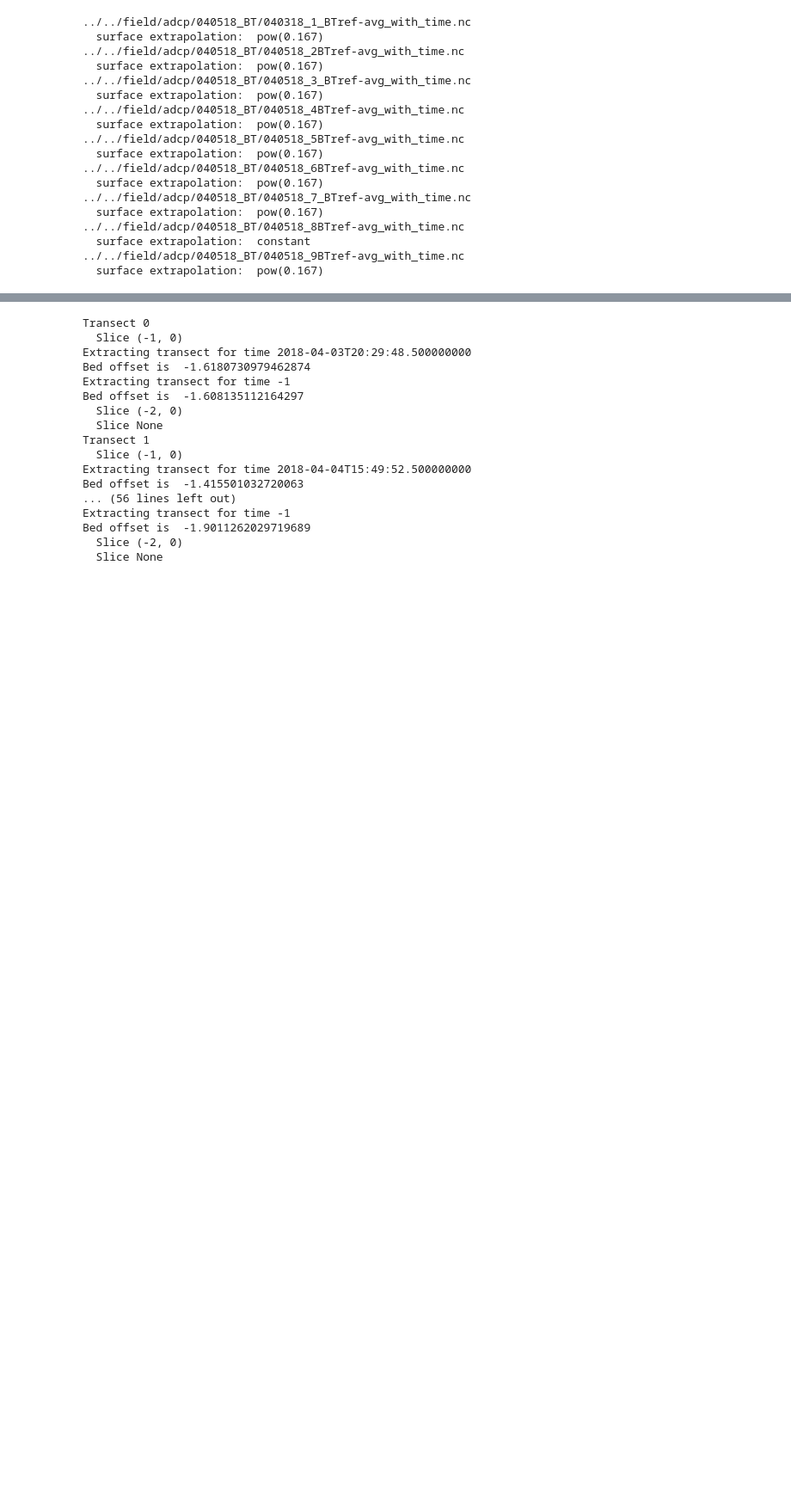
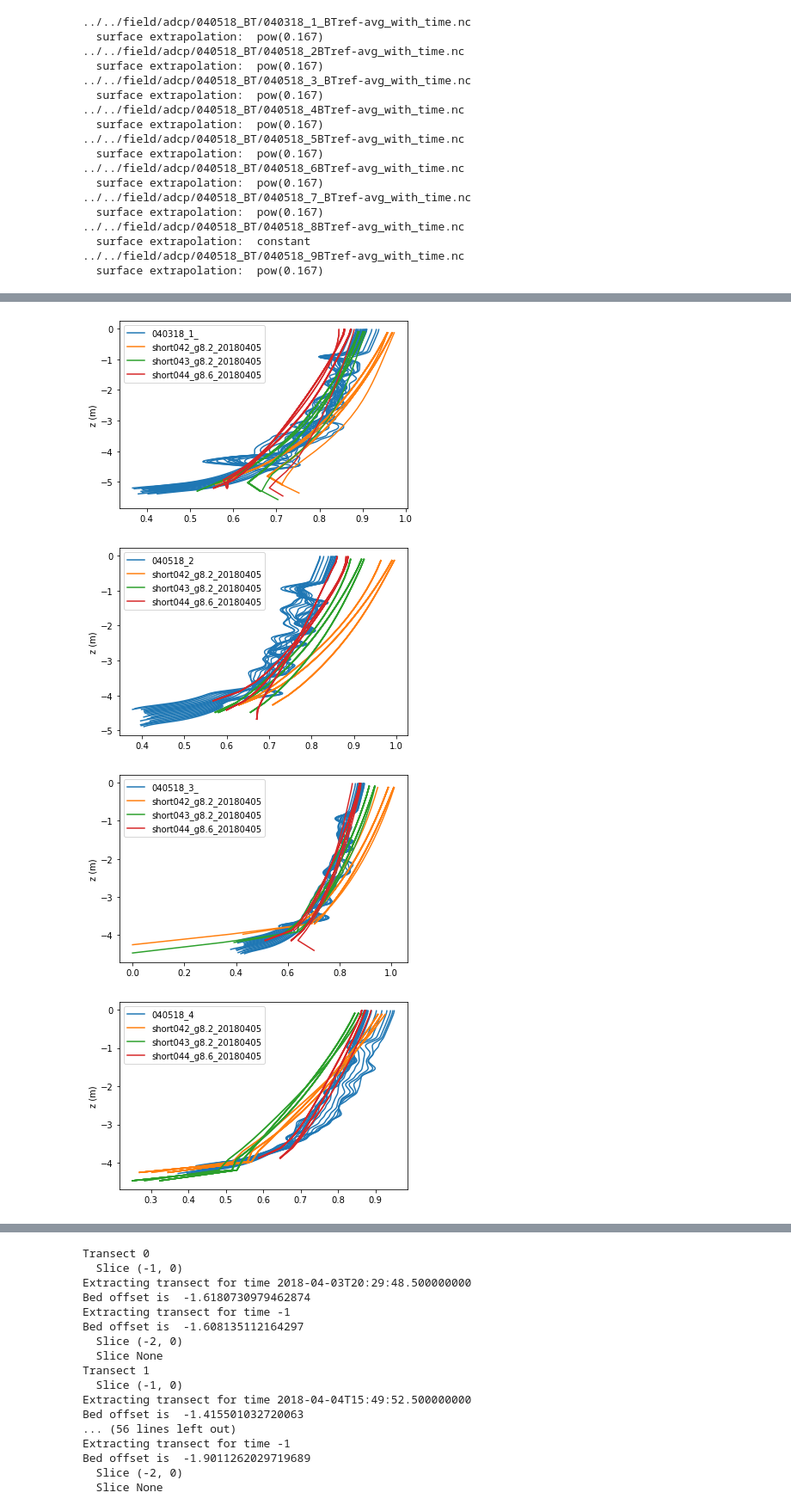
Before and after one commit to rustychris/hor_flow_and_salmon, a Jupyter notebook: model/suntans/calibration.ipynb, the cells around one changed output, grey strips where cells are left out. Shown at 86% size. Drawn from its saved outputs; the diff is of its cells as text; code cells hidden in the pictures; blank space fills up the shorter version.

```diff
--- a/model/suntans/calibration.ipynb
+++ b/model/suntans/calibration.ipynb
@@ -31,0 +44,3 @@ six.moves.reload_module(sun_driver)
+# %%
+for t in obs_trans:
+    print(t.time.values)
@@ -203,8 +210,11 @@ models=[
 #    sun_driver.SuntansModel.load("/home/rusty/src/hor_flow_and_salmon/model/suntans/runs/cfg007_20180330"),
 #    sun_driver.SuntansModel.load("/home/rusty/src/hor_flow_and_salmon/model/suntans/runs/short037_20180405"),
 #    sun_driver.SuntansModel.load("/home/rusty/src/hor_flow_and_salmon/model/suntans/runs/short039_20180402"),
-    sun_driver.SuntansModel.load("/home/rusty/src/hor_flow_and_salmon/model/suntans/runs/short039_20180402-nh"),
-    sun_driver.SuntansModel.load("/home/rusty/src/hor_flow_and_salmon/model/suntans/runs/short040_20180405"),
+#    sun_driver.SuntansModel.load("/home/rusty/src/hor_flow_and_salmon/model/suntans/runs/short039_20180402-nh"),
+#    sun_driver.SuntansModel.load("/home/rusty/src/hor_flow_and_salmon/model/suntans/runs/short040_20180405"),
+    sun_driver.SuntansModel.load("runs/short042_g8.2_20180405"),
+    sun_driver.SuntansModel.load("runs/short043_g8.2_20180405"),
+    sun_driver.SuntansModel.load("runs/short044_g8.6_20180405"),
 ]
 
 for m in models:
@@ -431,0 +453,60 @@ Bed offset is  -1.5793739956989248
+# %%
+class FigUProf(FigU):
+    """
+    Figure comparing vertical profiles of along-channel velocity
+    """
+    labels=None
+    u_cmap=turbo
+
+    def __init__(self,obs_tran,**kw):
+        self.obs_tran=obs_tran
+        utils.set_keywords(self,kw)
+        self.fig=self.fig_uprof()
+
+    def plot_uprof(self,tran,ax,sample_sel):
+        tranu=tran.sel(roz='downstream')
+
+        lines=[]
+        color=None
+        for s in sample_sel:
+            profile=tranu.isel(sample=s)
+            z=xr_transect.pos_up(profile,'z_ctr')
+            if color is None:
+                lines+= ax.plot(profile.Uroz, z )
+                color=lines[0].get_color()
+            else:
+                lines+= ax.plot(profile.Uroz, z, color=color)
+
+        return lines[0]
+
+    def fig_uprof(self):
+        obs_tran=smooth_adcp(self.obs_tran)
+        mod_trans=[extract_to_match_obs(obs_tran,model,preserve_angle=True)
+                   for model in models]
+        all_trans=[obs_tran]+mod_trans
+
+        n_samp=obs_tran.dims['sample']
+        sample_sel=np.arange( int(0.45*n_samp), int(0.55*n_samp) )
+
+        fig=plt.figure()
+        ax=fig.add_subplot(1,1,1)
+
+        # goofy logic to allow appending extra models without worrying about
+        # adjusting names passed in.
+        labels=self.labels
+        if labels is None:
+            labels=[]
+        for i,t in enumerate(all_trans):
+            if i>=len(labels):
+                labels.append(t.attrs.get('label',str(i)))
+
+        lines=[]
+        for tran in all_trans:
+            line=self.plot_uprof(tran,ax,sample_sel)
+            lines.append(line)
+        ax.set_ylabel('z (m)')
+        ax.legend(lines,labels)
+        return fig
+for obs_tran in obs_trans:
+    FigUProf(obs_tran)
+# %% [output]
@@ -431,0 +530,4 @@ Bed offset is  -1.5793739956989248
+[figure, added]
+[figure, added]
+[figure, added]
+[figure, added]
```
Also changed, not shown: parts of 8 cells of this notebook, 3 other files.
